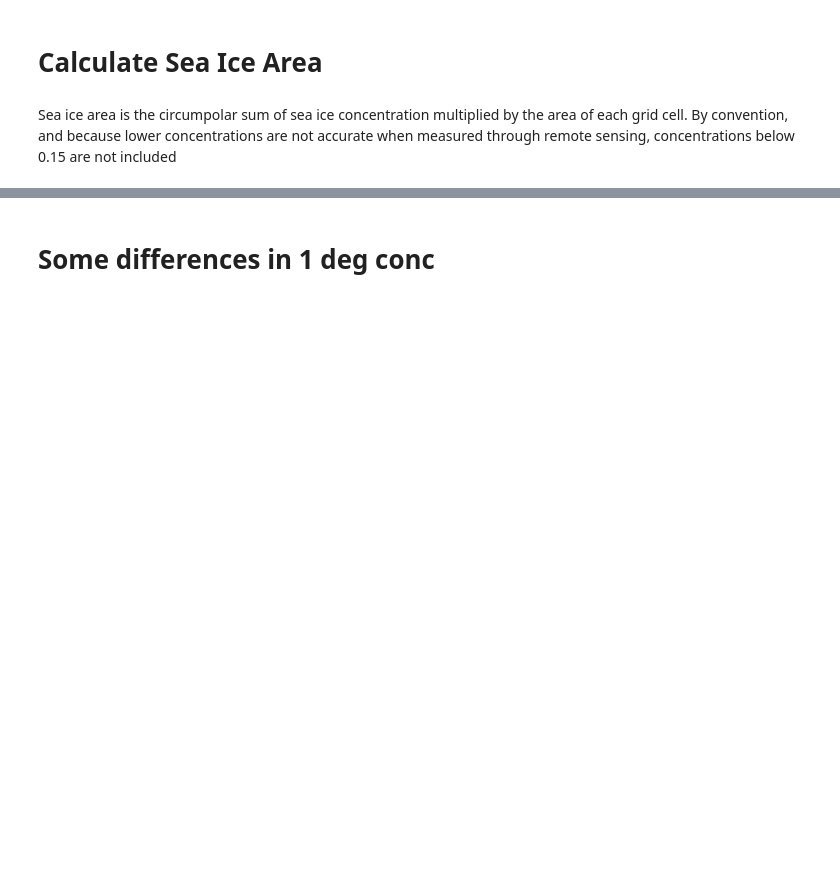
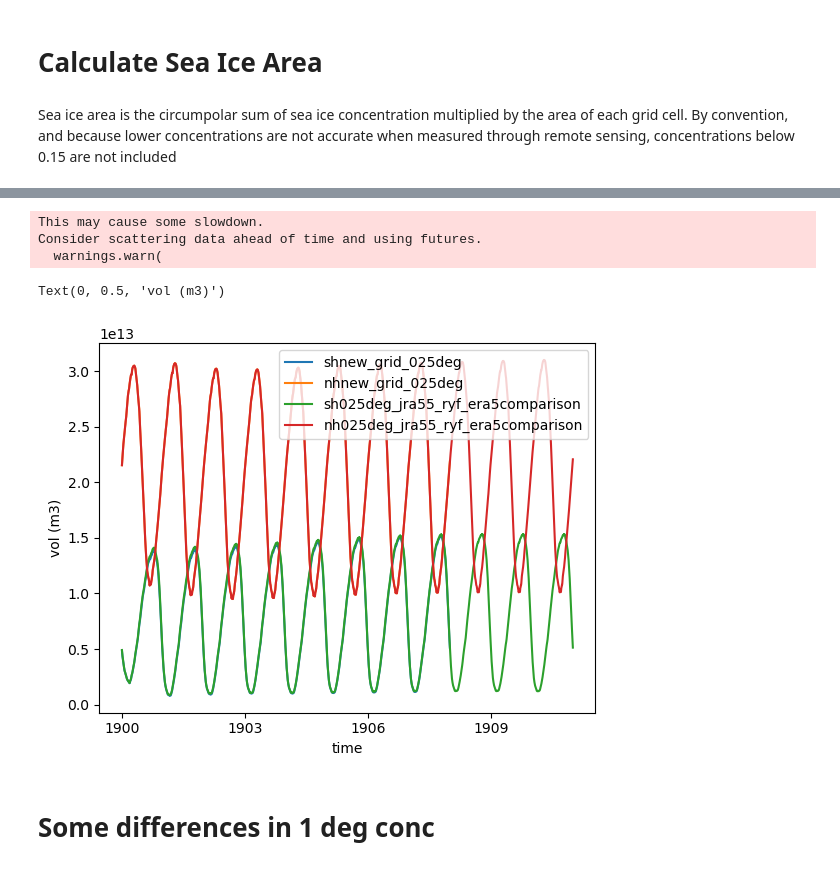
Before and after one commit to anton-seaice/sandbox, a Jupyter notebook: new_cice_grid/new-grid-intake-cat.ipynb, the cells around one changed output, grey strips where cells are left out. Cells and saved outputs as stored; diff of their text form; code cells hidden in the pictures; blank space fills up the shorter version.

```diff
--- a/new_cice_grid/new-grid-intake-cat.ipynb
+++ b/new_cice_grid/new-grid-intake-cat.ipynb
@@ -155,3 +287,16 @@ for s_name in RUNS.keys():
+# %%
+for s_name in ['new_grid_025deg', '025deg_jra55_ryf_era5comparison']:
+    model_vol_dt[s_name].sh_vol.plot(label='sh'+s_name)
+    model_vol_dt[s_name].nh_vol.plot(label='nh'+s_name)
+
+plt.legend()
+plt.ylabel('vol (m3)')
+# %% [output]
+This may cause some slowdown.
+Consider scattering data ahead of time and using futures.
+  warnings.warn(
+Text(0, 0.5, 'vol (m3)')
+[figure, added]
 # %% [markdown]
 # Some differences in 1 deg conc
 # %%
```
Also changed, not shown: parts of 45 cells of this notebook.
